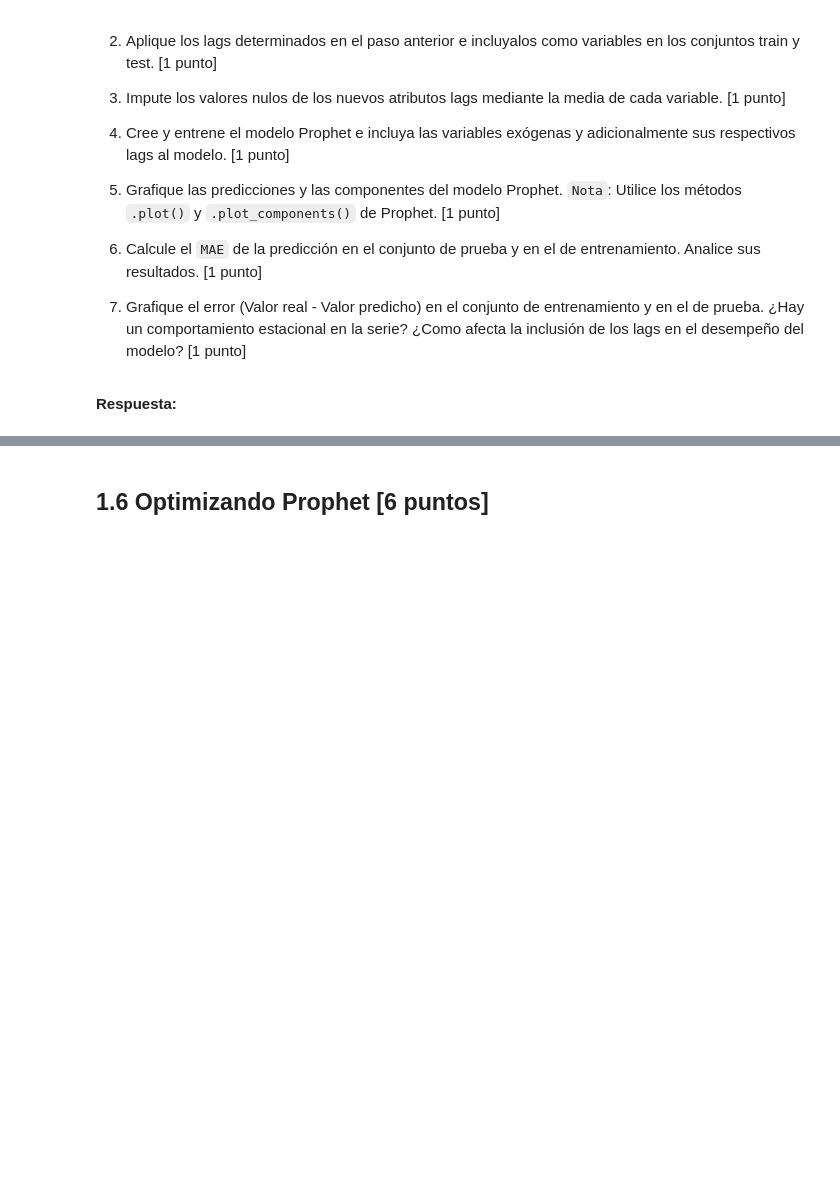
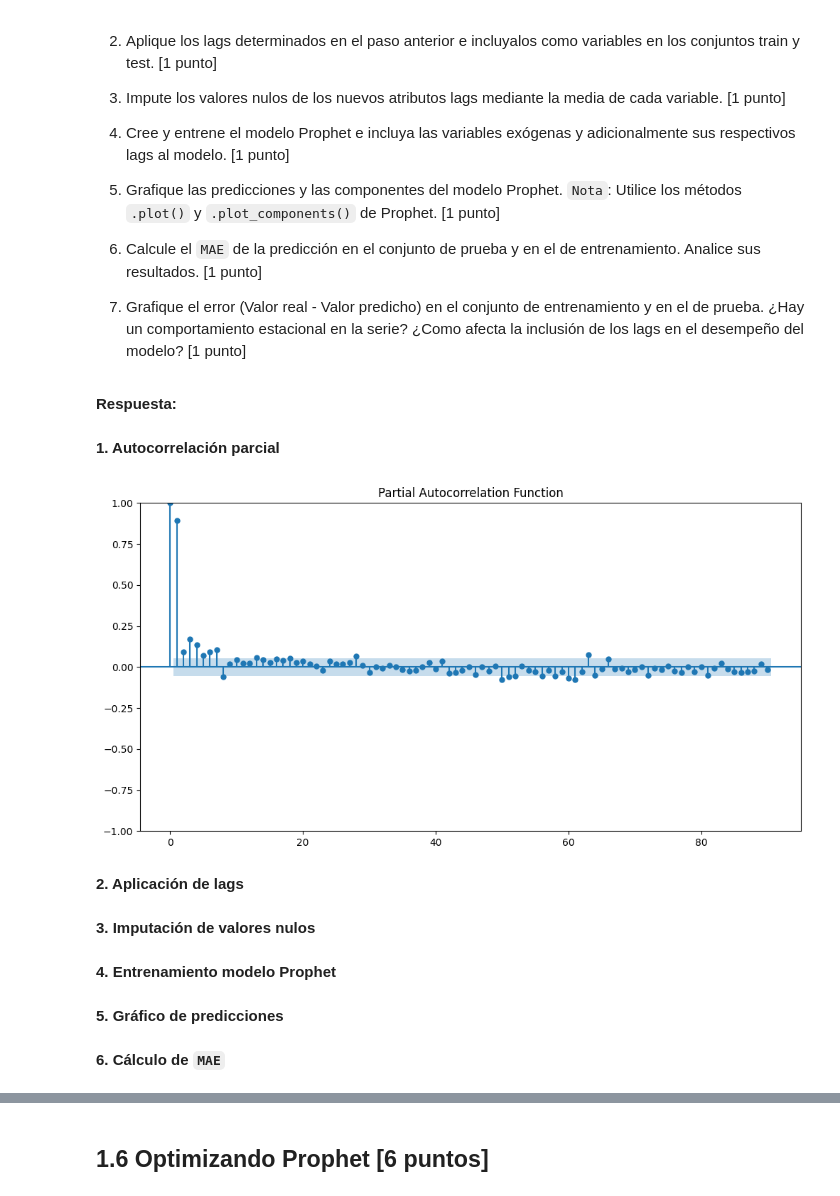
Before and after one commit to ElLuquitas/MDS7202-labs, a Jupyter notebook: lab8/Lab_8_Enunciado.ipynb, the cells around one changed output, grey strips where cells are left out. Saved outputs shown, nothing was run; the diff lists cells and outputs as text; code cells hidden in the pictures; blank space fills up the shorter version.

```diff
--- a/lab8/Lab_8_Enunciado.ipynb
+++ b/lab8/Lab_8_Enunciado.ipynb
@@ -676,0 +673,23 @@ Para ello, a usted se le pide que:
+# %% [markdown]
+**1. Autocorrelación parcial**
+# %%
+from statsmodels.graphics.tsaplots import plot_pacf
+import matplotlib.pyplot as plt
+
+fig, ax = plt.subplots(figsize=(12, 6))
+plot_pacf(y_train_prophet, lags=90, alpha = 0.05, ax = ax) # 5% de significancia
+plt.title('Partial Autocorrelation Function')
+#ax.set_xticks(range(0, 21, 3))
+plt.show()
+# %% [output]
+[figure, added]
+# %% [markdown]
+**2. Aplicación de lags**
+# %% [markdown]
+**3. Imputación de valores nulos**
+# %% [markdown]
+**4. Entrenamiento modelo Prophet**
+# %% [markdown]
+**5. Gráfico de predicciones**
+# %% [markdown]
+**6. Cálculo de `MAE`**
```
Also changed, not shown: parts of 19 cells of this notebook.
